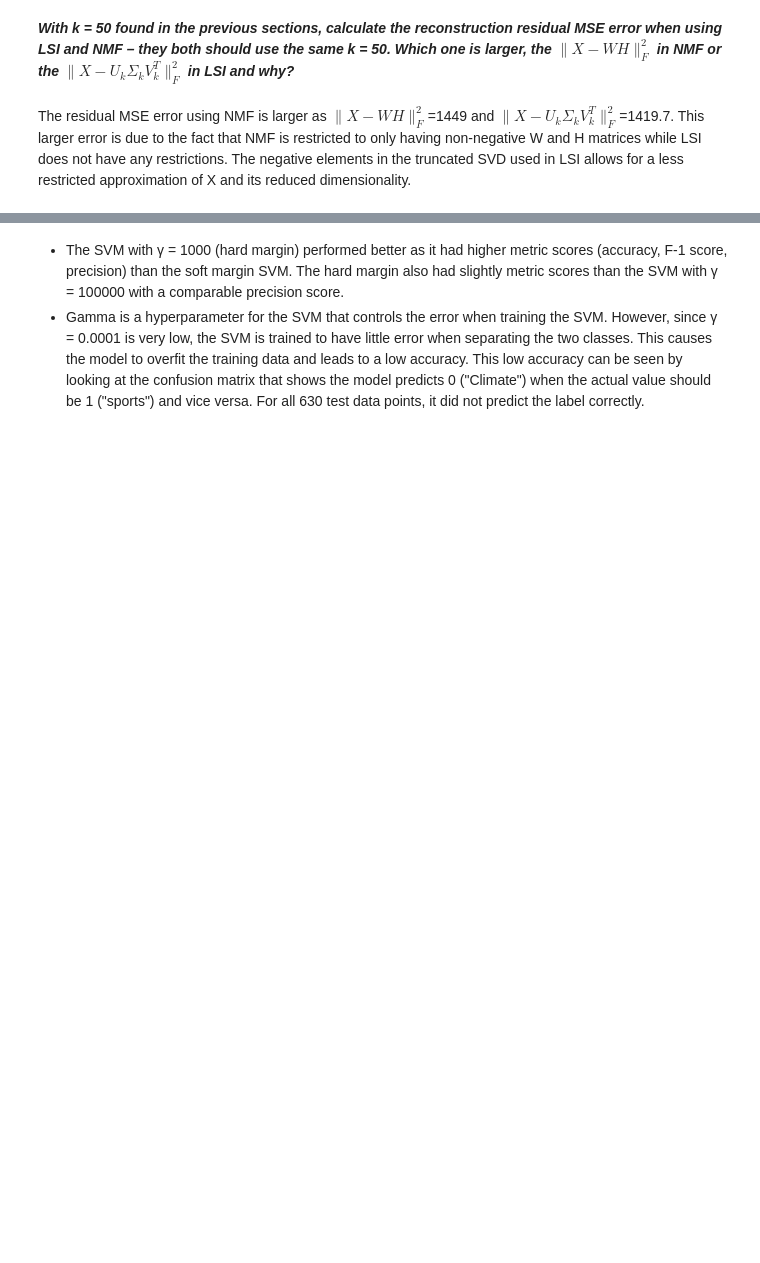
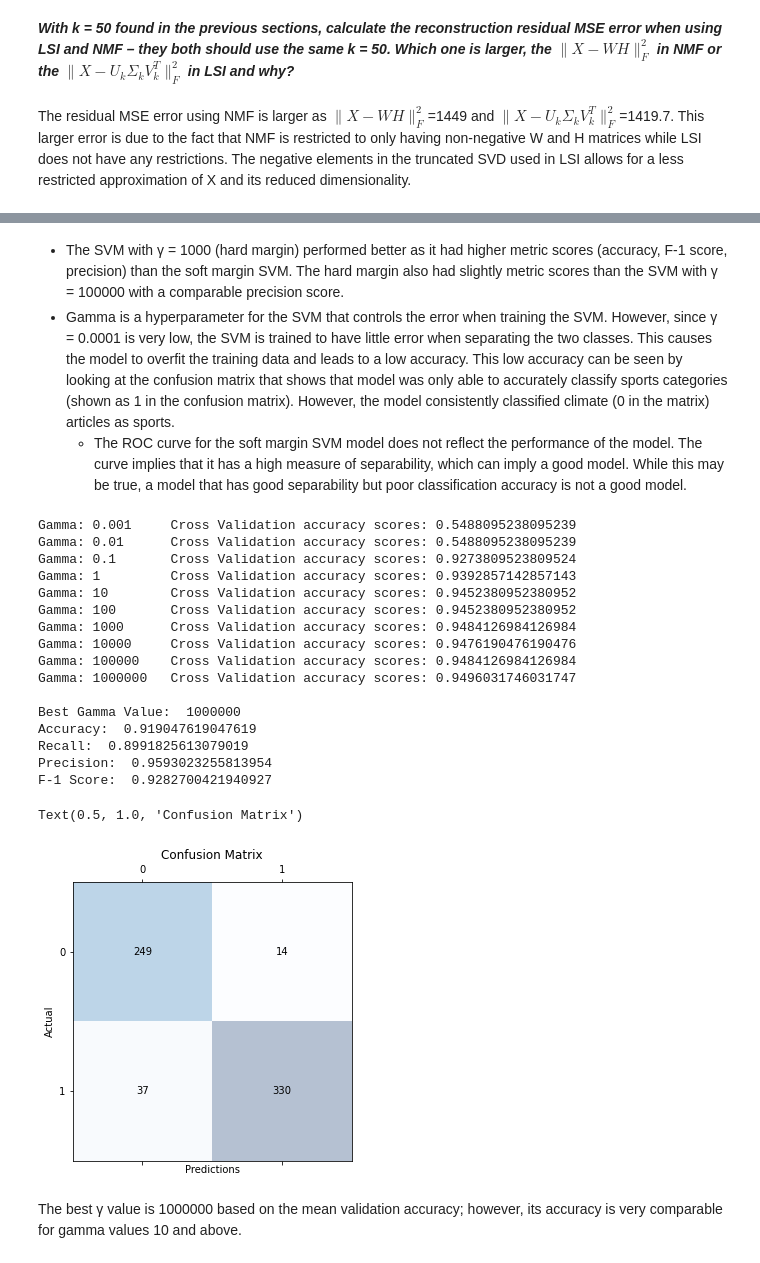
Before and after one commit to stang126/ECE-219-Large-Scale-Data-Mining, a Jupyter notebook: Project 1 Code.ipynb, the cells around one changed output, grey strips where cells are left out. Cells and saved outputs as stored; diff of their text form; code cells hidden in the pictures; blank space fills up the shorter version.

```diff
--- a/Project 1 Code.ipynb
+++ b/Project 1 Code.ipynb
@@ -307,4 +312,51 @@ F-1 Score:  0.9145299145299146
 [figure]
 # %% [markdown]
 - The SVM with γ = 1000 (hard margin) performed better as it had higher metric scores (accuracy, F-1 score, precision) than the soft margin SVM. The hard margin also had slightly metric scores than the SVM with γ = 100000 with a comparable precision score.
-- Gamma is a hyperparameter for the SVM that controls the error when training the SVM. However, since γ = 0.0001 is very low, the SVM is trained to have little error when separating the two classes. This causes the model to overfit the training data and leads to a low accuracy. This low accuracy can be seen by looking at the confusion matrix that shows the model predicts 0 ("Climate") when the actual value should be 1 ("sports") and vice versa. For all 630 test data points, it did not predict the label correctly.
+- Gamma is a hyperparameter for the SVM that controls the error when training the SVM. However, since γ = 0.0001 is very low, the SVM is trained to have little error when separating the two classes. This causes the model to overfit the training data and leads to a low accuracy. This low accuracy can be seen by looking at the confusion matrix that shows that model was only able to accurately classify sports categories (shown as 1 in the confusion matrix). However, the model consistently classified climate (0 in the matrix) articles as sports.
+    - The ROC curve for the soft margin SVM model does not reflect the performance of the model. The curve implies that it has a high measure of separability, which can imply a good model. While this may be true, a model that has good separability but poor classification accuracy is not a good model.
+# %%
+from sklearn.model_selection import GridSearchCV
+param_grid = {'C': [0.001, 0.01, 0.1, 1, 10, 100, 1000, 10000, 100000, 1000000],
+              'kernel': ['linear']}
+SVM=svm.SVC(random_state=42)
+grid = GridSearchCV(SVM, param_grid, cv=5, refit = True, scoring='accuracy',n_jobs=-1)
+grid.fit(train_trunc, train['binary_root_label'])
+grid_predictions = grid.predict(test_trunc)
+
+c_values= [0.001, 0.01, 0.1, 1, 10, 100, 1000, 10000, 100000, 1000000]
+for i in range(len(c_values)):
+    print('Gamma: %s \t Cross Validation accuracy scores: %s' % (c_values[i],grid.cv_results_['mean_test_score'][i]))
+print("\nBest Gamma Value: ", grid.best_params_['C'])
+print('Accuracy: ', metrics.accuracy_score(test['binary_root_label'], grid_predictions))
+print('Recall: ', metrics.recall_score(test['binary_root_label'], grid_predictions))
+print('Precision: ', metrics.precision_score(test['binary_root_label'], grid_predictions))
+print('F-1 Score: ', metrics.f1_score(test['binary_root_label'], grid_predictions))
+conf_matrix = metrics.confusion_matrix(test['binary_root_label'], grid_predictions) # plot confusion matrix
+plt.matshow(conf_matrix, cmap=plt.cm.Blues, alpha=0.3)
+for i in range(conf_matrix.shape[0]):
+    for j in range(conf_matrix.shape[1]):
+        plt.text(x=j, y=i,s=conf_matrix[i, j], va='center', ha='center')
+plt.xlabel('Predictions')
+plt.ylabel('Actual')
+plt.title('Confusion Matrix')
+# %% [output]
+Gamma: 0.001     Cross Validation accuracy scores: 0.5488095238095239
+Gamma: 0.01      Cross Validation accuracy scores: 0.5488095238095239
+Gamma: 0.1       Cross Validation accuracy scores: 0.9273809523809524
+Gamma: 1         Cross Validation accuracy scores: 0.9392857142857143
+Gamma: 10        Cross Validation accuracy scores: 0.9452380952380952
+Gamma: 100       Cross Validation accuracy scores: 0.9452380952380952
+Gamma: 1000      Cross Validation accuracy scores: 0.9484126984126984
+Gamma: 10000     Cross Validation accuracy scores: 0.9476190476190476
+Gamma: 100000    Cross Validation accuracy scores: 0.9484126984126984
+Gamma: 1000000   Cross Validation accuracy scores: 0.9496031746031747
+
+Best Gamma Value:  1000000
+Accuracy:  0.919047619047619
+Recall:  0.8991825613079019
+Precision:  0.9593023255813954
+F-1 Score:  0.9282700421940927
+Text(0.5, 1.0, 'Confusion Matrix')
+[figure, added]
+# %% [markdown]
+The best γ value is 1000000 based on the mean validation accuracy; however, its accuracy is very comparable for gamma values 10 and above.
```
Also changed, not shown: parts of 6 cells of this notebook.
